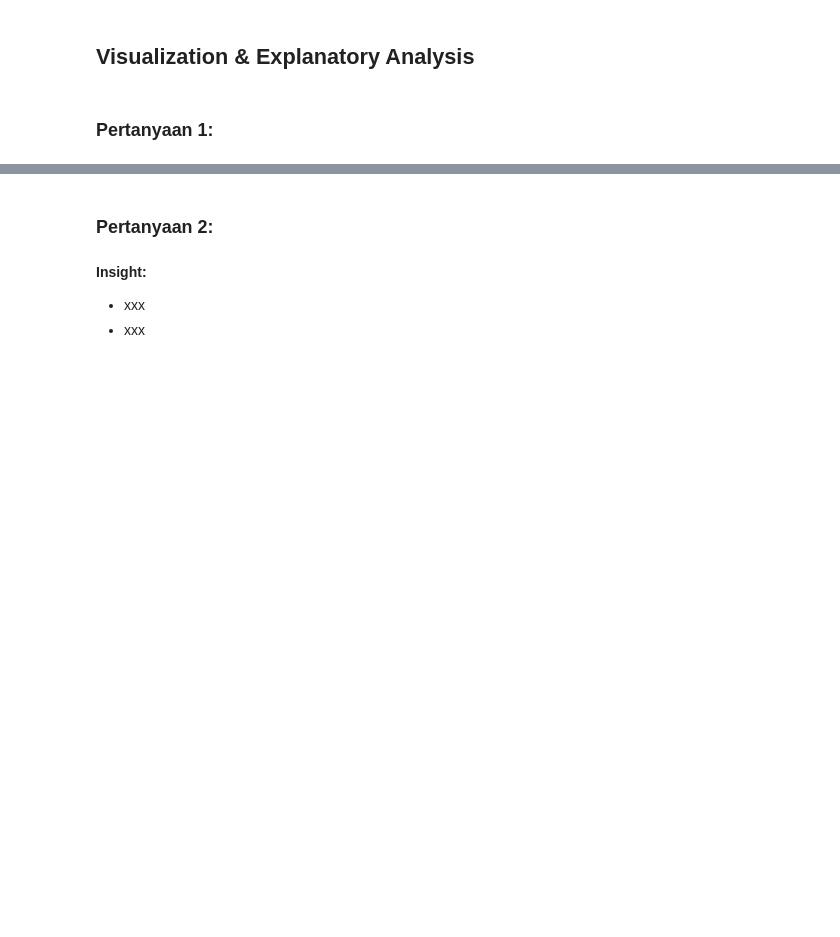
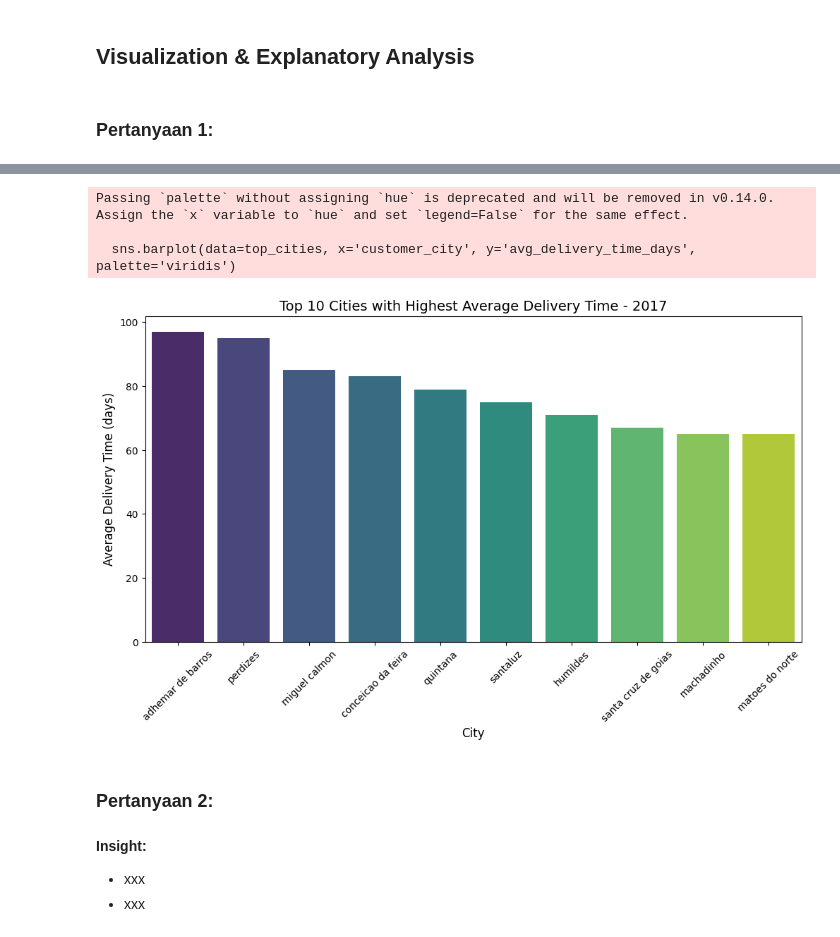
Before and after one commit to faarismuda/E-commerce-Analysis, a Jupyter notebook: Proyek Analisis Data Dicoding - Faaris Muda Dwi Nugraha.ipynb, the cells around one changed output, grey strips where cells are left out. Drawn from its saved outputs; the diff is of its cells as text; code cells hidden in the pictures; blank space fills up the shorter version.

```diff
--- a/Proyek Analisis Data Dicoding - Faaris Muda Dwi Nugraha.ipynb
+++ b/Proyek Analisis Data Dicoding - Faaris Muda Dwi Nugraha.ipynb
@@ -308,0 +432,6 @@ print(long_delivery_payment_methods)
+# %%
+# Menghapus baris dengan waktu pengiriman negatif
+orders_geo = orders_geo[orders_geo['delivery_time_days'] >= 0]
+
+print("Data after handling inconsistent values:")
+print(orders_geo.describe())
@@ -316,0 +657,11 @@ print(long_delivery_payment_methods)
+# %%
+# Hitung rata-rata waktu pengiriman per kota
+city_delivery_time = orders_geo_2017.groupby('customer_city')['delivery_time_days'].mean().reset_index()
+
+# Ubah nama kolom agar lebih jelas
+city_delivery_time.columns = ['customer_city', 'avg_delivery_time_days']
+
+# Tampilkan 10 kota dengan rata-rata waktu pengiriman tertinggi
+city_delivery_time_sorted = city_delivery_time.sort_values(by='avg_delivery_time_days', ascending=False)
+print("Top 10 cities with highest average delivery time:")
+print(city_delivery_time_sorted.head(10))
@@ -325,3 +724,19 @@ print(long_delivery_payment_methods)
+# %%
+# Visualisasi 10 kota dengan waktu pengiriman tertinggi
+top_cities = city_delivery_time_sorted.head(10)
+
+plt.figure(figsize=(12, 6))
+sns.barplot(data=top_cities, x='customer_city', y='avg_delivery_time_days', palette='viridis')
+plt.title("Top 10 Cities with Highest Average Delivery Time - 2017", fontsize=14)
+plt.xlabel("City", fontsize=12)
+plt.ylabel("Average Delivery Time (days)", fontsize=12)
+plt.xticks(rotation=45)
+plt.show()
+# %% [output]
+Passing `palette` without assigning `hue` is deprecated and will be removed in v0.14.0. Assign the `x` variable to `hue` and set `legend=False` for the same effect.
+
+  sns.barplot(data=top_cities, x='customer_city', y='avg_delivery_time_days', palette='viridis')
+[figure, added]
 # %% [markdown]
 ### Pertanyaan 2:
 # %% [markdown]
```
Also changed, not shown: parts of 42 cells of this notebook.
